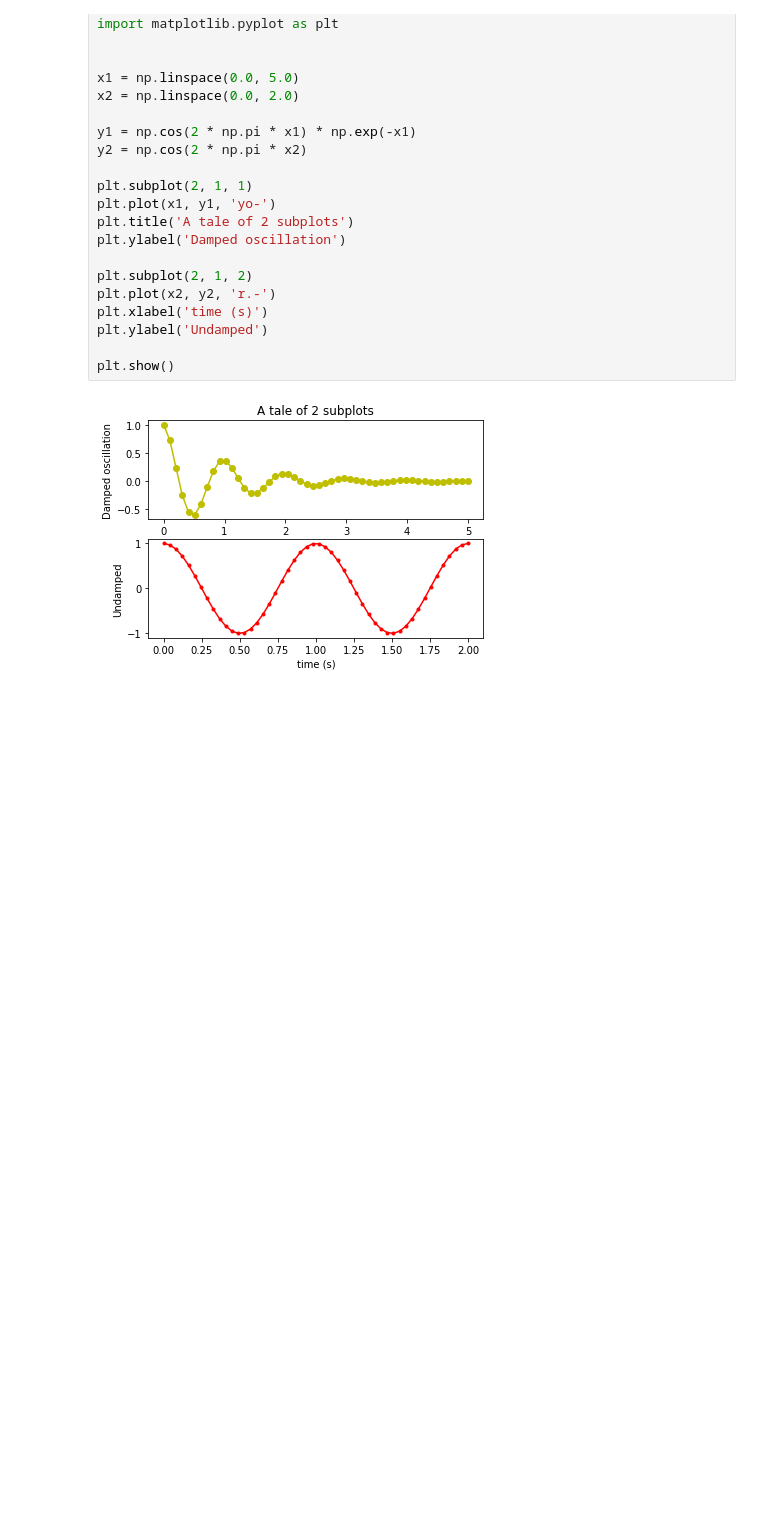
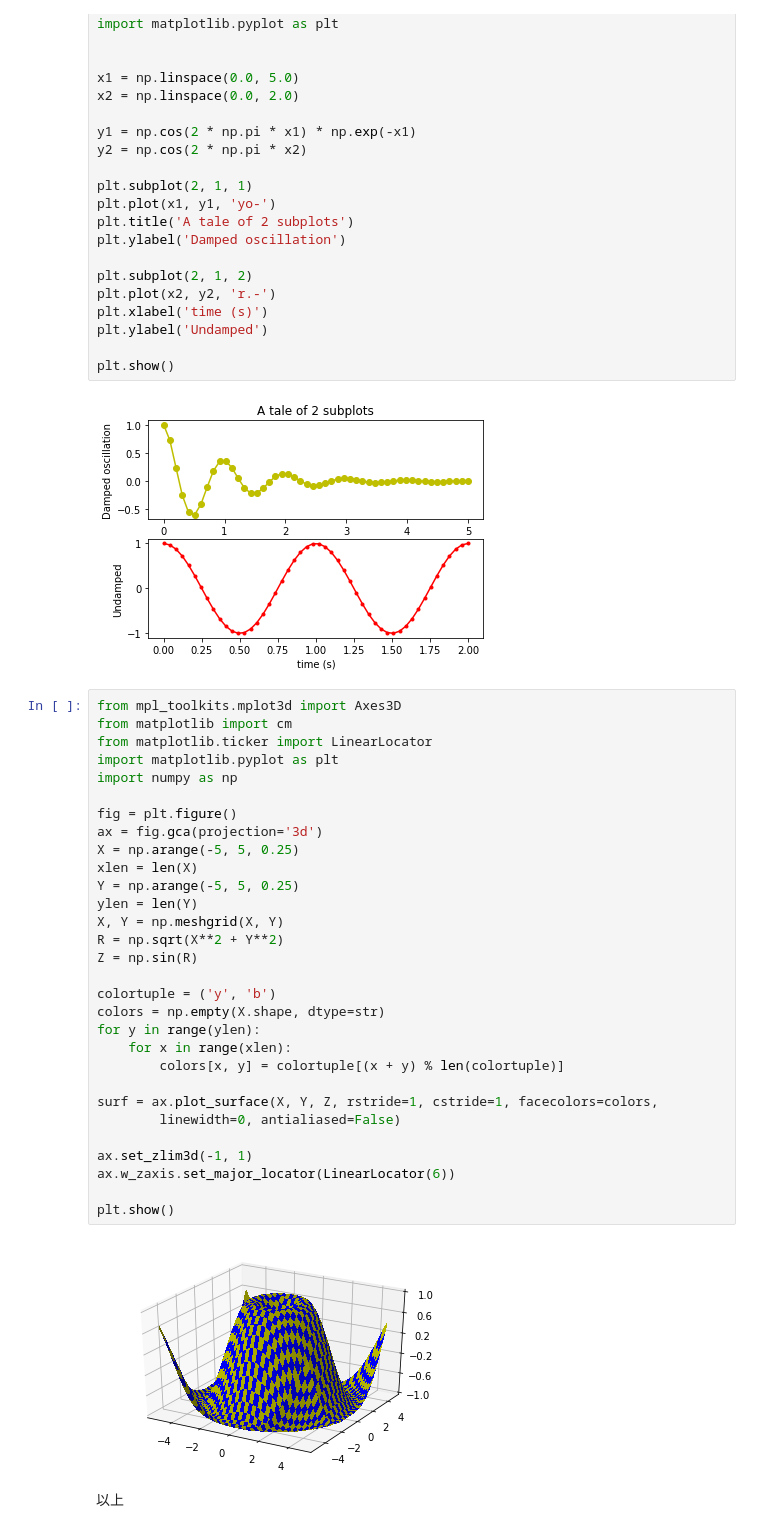
Before and after one commit to mashyko/Python_samples, a Jupyter notebook: Python_sample.ipynb, the cells around one changed output. Cells and saved outputs as stored; diff of their text form; blank space fills up the shorter version.

```diff
--- a/Python_sample.ipynb
+++ b/Python_sample.ipynb
@@ -294,3 +404,37 @@ plt.ylabel('Undamped')
 plt.show()
 # %% [output]
 [figure]
+# %%
+from mpl_toolkits.mplot3d import Axes3D
+from matplotlib import cm
+from matplotlib.ticker import LinearLocator
+import matplotlib.pyplot as plt
+import numpy as np
+
+fig = plt.figure()
+ax = fig.gca(projection='3d')
+X = np.arange(-5, 5, 0.25)
+xlen = len(X)
+Y = np.arange(-5, 5, 0.25)
+ylen = len(Y)
+X, Y = np.meshgrid(X, Y)
+R = np.sqrt(X**2 + Y**2)
+Z = np.sin(R)
+
+colortuple = ('y', 'b')
+colors = np.empty(X.shape, dtype=str)
+for y in range(ylen):
+    for x in range(xlen):
+        colors[x, y] = colortuple[(x + y) % len(colortuple)]
+
+surf = ax.plot_surface(X, Y, Z, rstride=1, cstride=1, facecolors=colors,
+        linewidth=0, antialiased=False)
+
+ax.set_zlim3d(-1, 1)
+ax.w_zaxis.set_major_locator(LinearLocator(6))
+
+plt.show()
+# %% [output]
+[figure, added]
+# %% [markdown]
+以上
```
Also changed, not shown: parts of 4 cells of this notebook.
